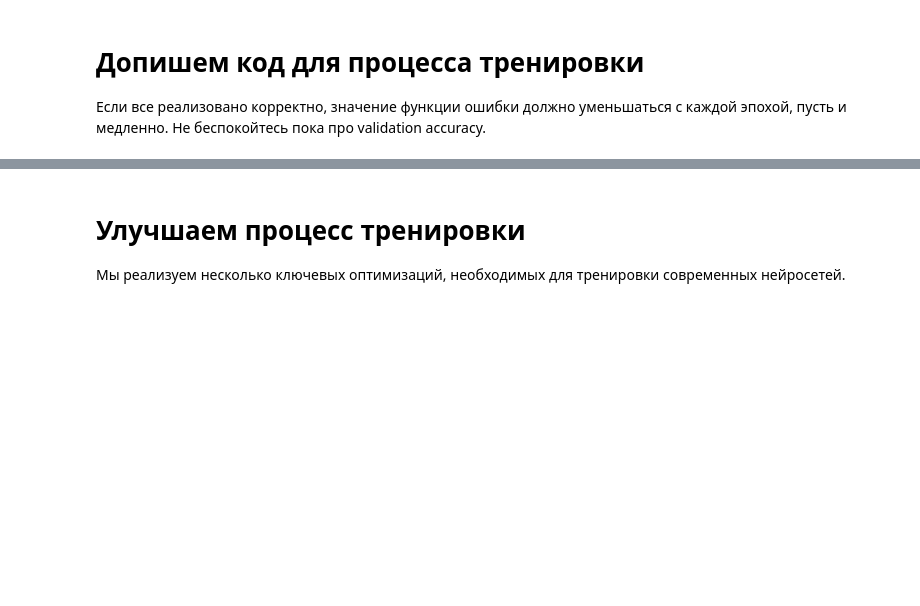
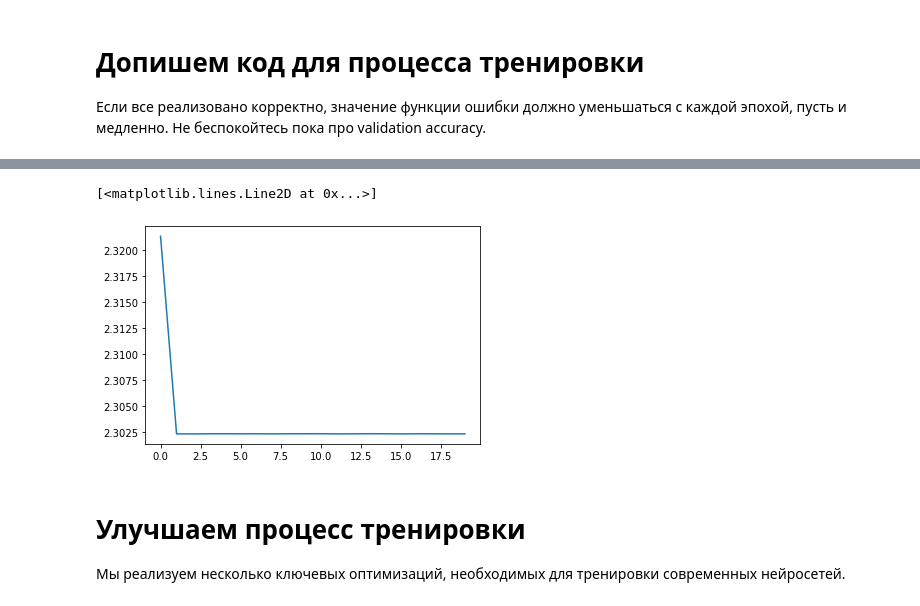
Before and after one commit to nidemidovich/to_the_moon, a Jupyter notebook: dlcourse/assignment2/Neural Network.ipynb, the cells around one changed output, grey strips where cells are left out. Drawn from its saved outputs; the diff is of its cells as text; code cells hidden in the pictures; blank space fills up the shorter version.

```diff
--- a/dlcourse/assignment2/Neural Network.ipynb
+++ b/dlcourse/assignment2/Neural Network.ipynb
@@ -149,3 +173,8 @@ plt.plot(val_history)
+# %%
+plt.plot(loss_history)
+# %% [output]
+[<matplotlib.lines.Line2D at 0x...>]
+[figure, added]
 # %% [markdown]
 # Улучшаем процесс тренировки
 
```
Also changed, not shown: parts of 12 cells of this notebook, 2 other files.
